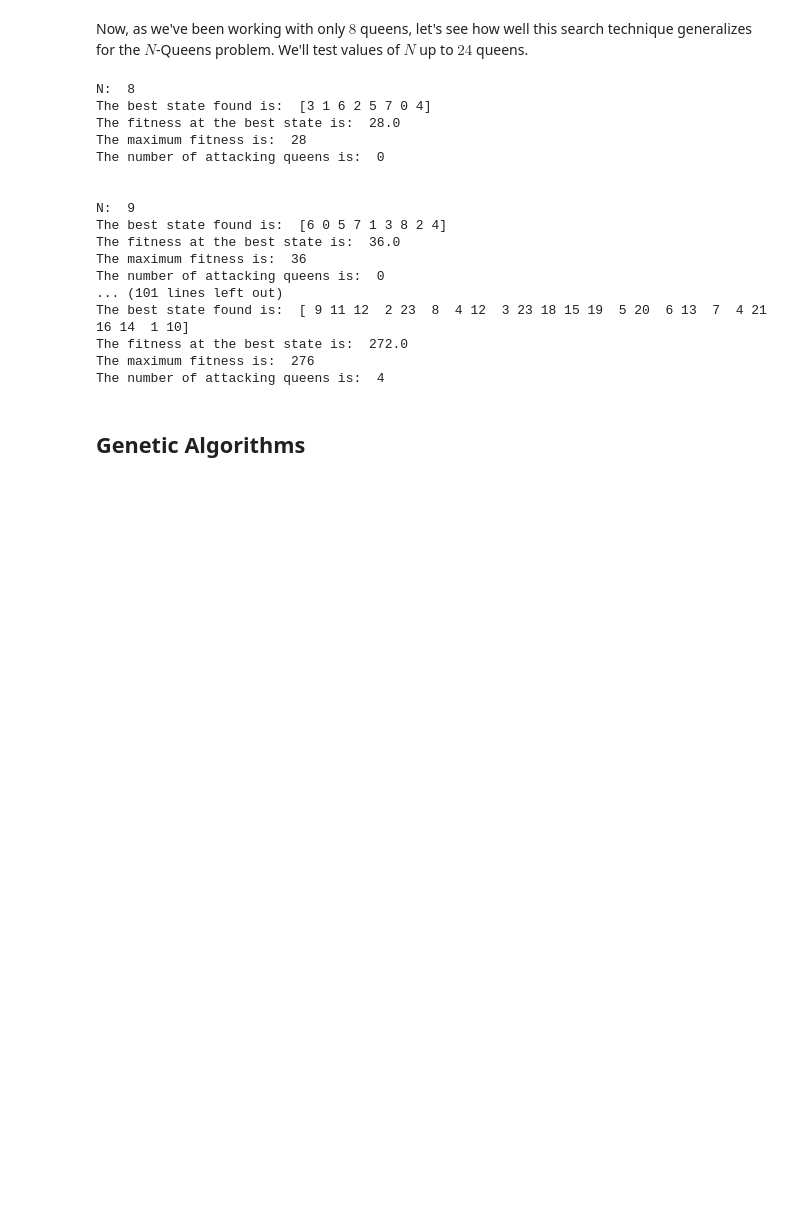
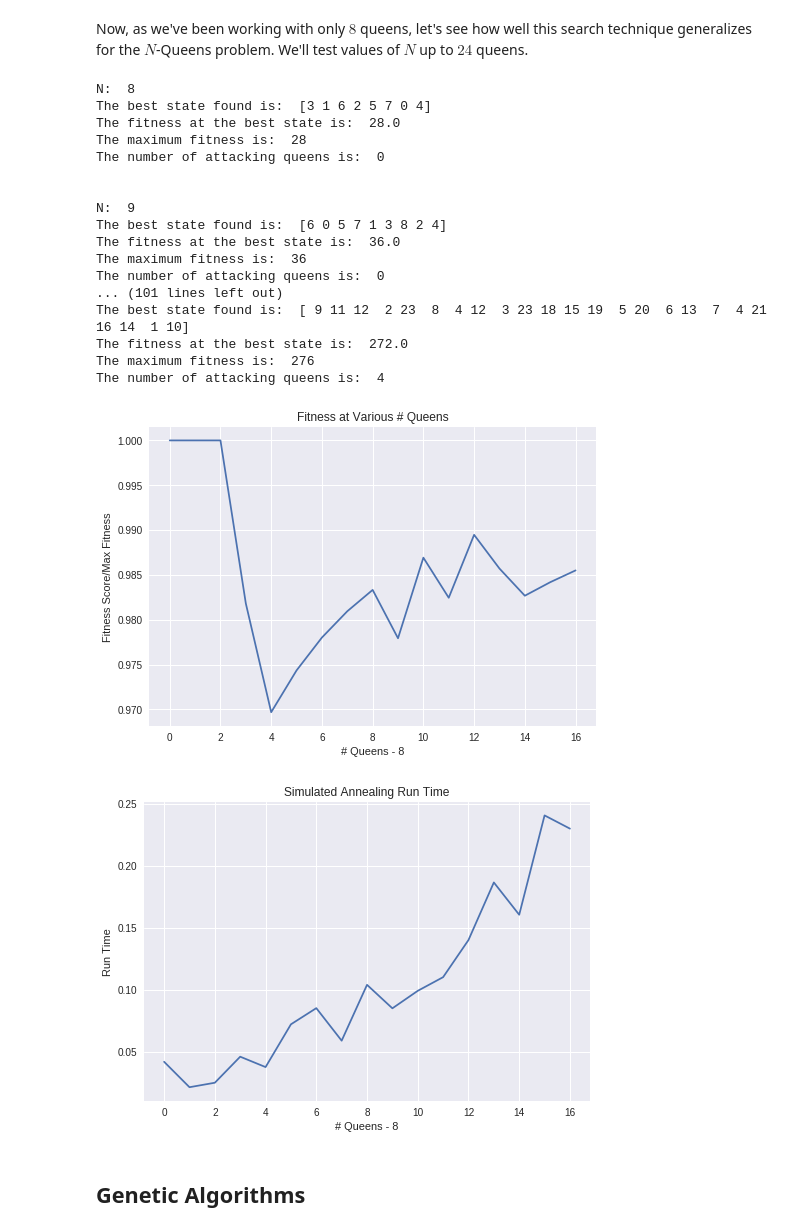
Before and after one commit to tuanyuan2008/cs4641, a Jupyter notebook: randomized-optimization/N_queens.ipynb, the cells around one changed output. Cells and saved outputs as stored; diff of their text form; code cells hidden in the pictures; blank space fills up the shorter version.

```diff
--- a/randomized-optimization/N_queens.ipynb
+++ b/randomized-optimization/N_queens.ipynb
@@ -191,6 +191,9 @@ The maximum fitness score of 28.0 is obtained in 600 attempts.
 # %% [markdown]
 Now, as we've been working with only $8$ queens, let's see how well this search technique generalizes for the $N$-Queens problem. We'll test values of $N$ up to $24$ queens.
 # %%
+acc_SA_fit_scores = []
+SA_times = []
+
 for i in range(8, 25):
   problem = mlrose.DiscreteOpt(length = i, fitness_fn = fitness_cust,
                            maximize = True, max_val = i)
@@ -201,33 +204,59 @@ for i in range(8, 25):
   # Set random seed
   np.random.seed(i)
 
+  start_time = timeit.default_timer()
+
   best_state, best_fitness = mlrose.simulated_annealing(problem, schedule = SA_best_schedule,
                                                         max_attempts = SA_best_attempt, max_iters = SA_best_iter,
                                                         init_state = init_state)
+
+  end_time = timeit.default_timer()
+  training_time = end_time - start_time
+  SA_times.append(training_time)
+
   print('N: ', str(i))
   print('The best state found is: ', best_state)
   print('The fitness at the best state is: ', best_fitness)
   print('The maximum fitness is: ', comb(i, 2, exact=True))
   print('The number of attacking queens is: ', int(comb(i, 2, exact=True) - best_fitness))
   print('\n')
+
+  acc_SA_fit_scores.append(best_fitness / comb(i, 2, exact=True))
+
+
+plt.plot(acc_SA_fit_scores)
+
+plt.title("Fitness at Various # Queens")
+plt.xlabel("# Queens - 8")
+plt.ylabel("Fitness Score/Max Fitness")
+plt.show()
+
+plt.plot(SA_times)
+
+plt.title("Simulated Annealing Run Time")
+plt.xlabel("# Queens - 8")
+plt.ylabel("Run Time")
+plt.show()
 # %% [output]
 N:  8
 The best state found is:  [3 1 6 2 5 7 0 4]
 The fitness at the best state is:  28.0
 The maximum fitness is:  28
 The number of attacking queens is:  0
 
 
 N:  9
 The best state found is:  [6 0 5 7 1 3 8 2 4]
 The fitness at the best state is:  36.0
 The maximum fitness is:  36
 The number of attacking queens is:  0
 ... (101 lines left out)
 The best state found is:  [ 9 11 12  2 23  8  4 12  3 23 18 15 19  5 20  6 13  7  4 21 16 14  1 10]
 The fitness at the best state is:  272.0
 The maximum fitness is:  276
 The number of attacking queens is:  4
+[figure, added]
+[figure, added]
 # %% [markdown]
 Genetic Algorithms
 ----------
```
Also changed, not shown: parts of 25 cells of this notebook.
